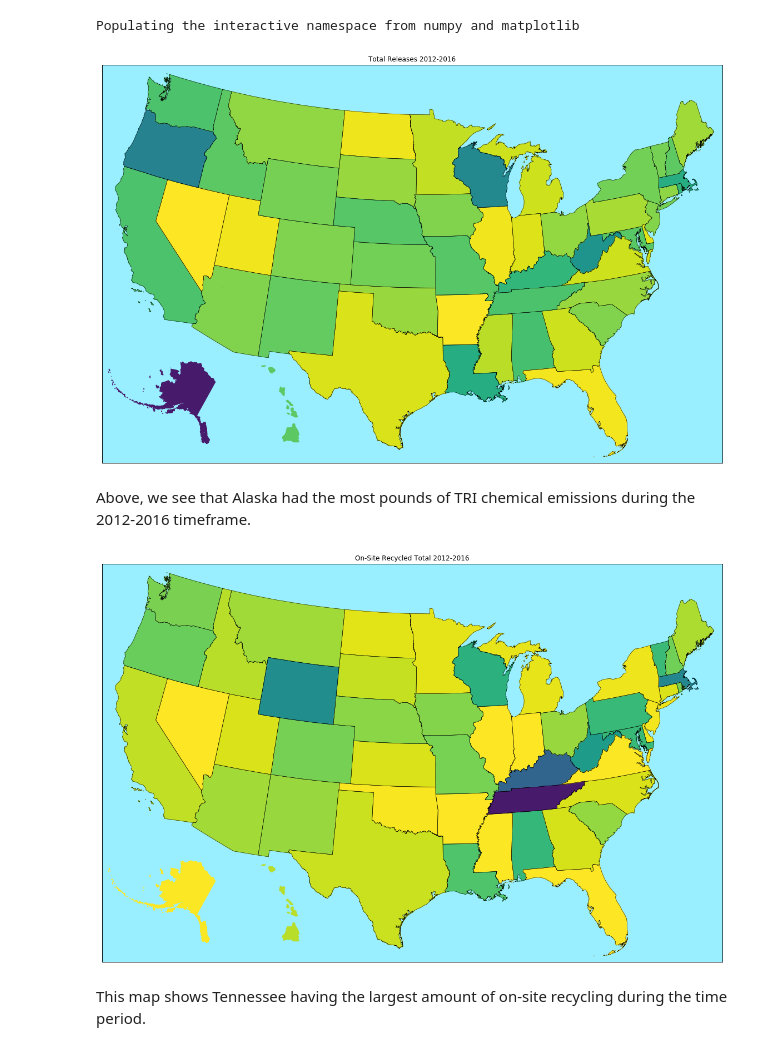
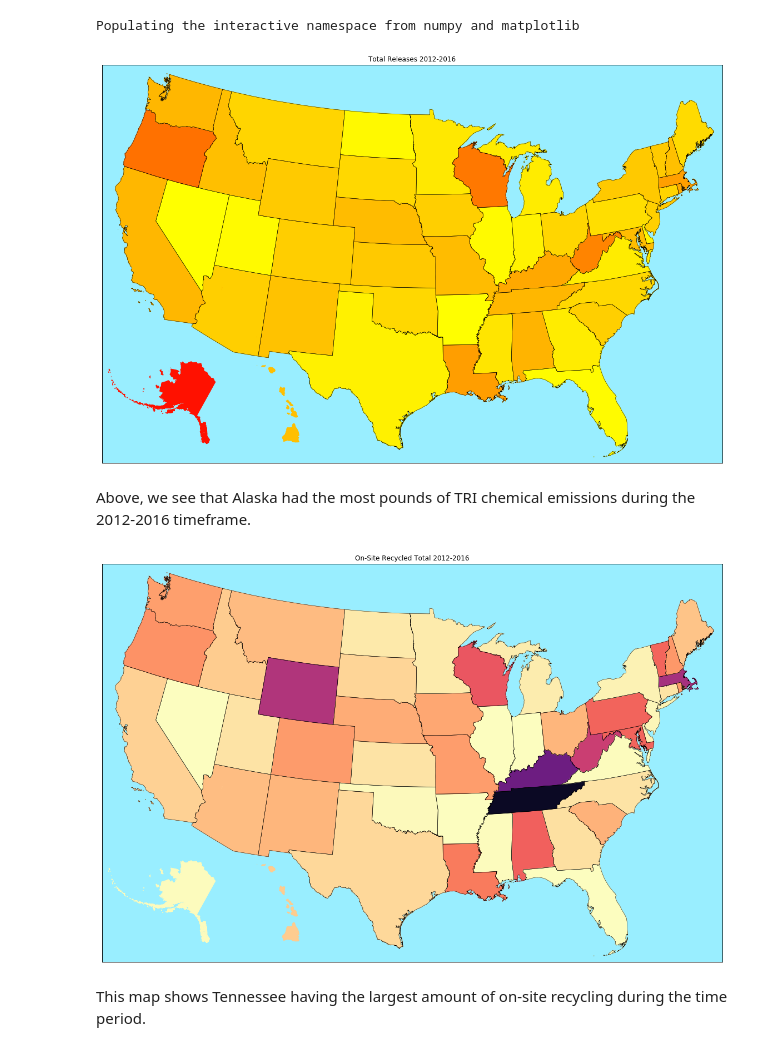
Before and after one commit to UNCG-CSE/Toxic-Crusaders, a Jupyter notebook: jacob/notebooks/Working_With_Shapefiles.ipynb, the cells around one changed output. Saved outputs shown, nothing was run; the diff lists cells and outputs as text; code cells hidden in the pictures.

```diff
--- a/jacob/notebooks/Working_With_Shapefiles.ipynb
+++ b/jacob/notebooks/Working_With_Shapefiles.ipynb
@@ -34,18 +34,18 @@ us12to16 = pd.concat([us2012,us2013,us2014,us2015,us2016],ignore_index=True)
 # total releases 2012-2016 by state, darker colors == more releases
 total_releases = us12to16[['STATE','TOTAL_RELEASES']].groupby('STATE').sum()['TOTAL_RELEASES']
 plt.figure(figsize=(20,20))
-map_compare_states(make_state_obj_names(total_releases),total_releases.min(),total_releases.max(), 'Total Releases 2012-2016')
+map_compare_states(make_state_obj_names(total_releases),total_releases.min(),total_releases.max(), 'Total Releases 2012-2016','autumn')
 # %% [output]
-[figure, old version]
+[figure, new version]
 # %% [markdown]
 Above, we see that Alaska had the most pounds of TRI chemical emissions during the 2012-2016 timeframe.
 # %%
 # on-site recycled 2012-2016 by state, darker colors == more releases
 on_site_recycled_total = us12to16[['STATE','ON_SITE_RECYCLED_TOTAL']].groupby('STATE').sum()['ON_SITE_RECYCLED_TOTAL']
 plt.figure(figsize=(20,20))
-map_compare_states(make_state_obj_names(on_site_recycled_total),on_site_recycled_total.min(),on_site_recycled_total.max(), 'On-Site Recycled Total 2012-2016')
+map_compare_states(make_state_obj_names(on_site_recycled_total),on_site_recycled_total.min(),on_site_recycled_total.max(), 'On-Site Recycled Total 2012-2016','magma')
 # %% [output]
-[figure, old version]
+[figure, new version]
 # %% [markdown]
 This map shows Tennessee having the largest amount of on-site recycling during the time period.
 # %%
```
Also changed, not shown: parts of 1 cell of this notebook, 2 other files.
